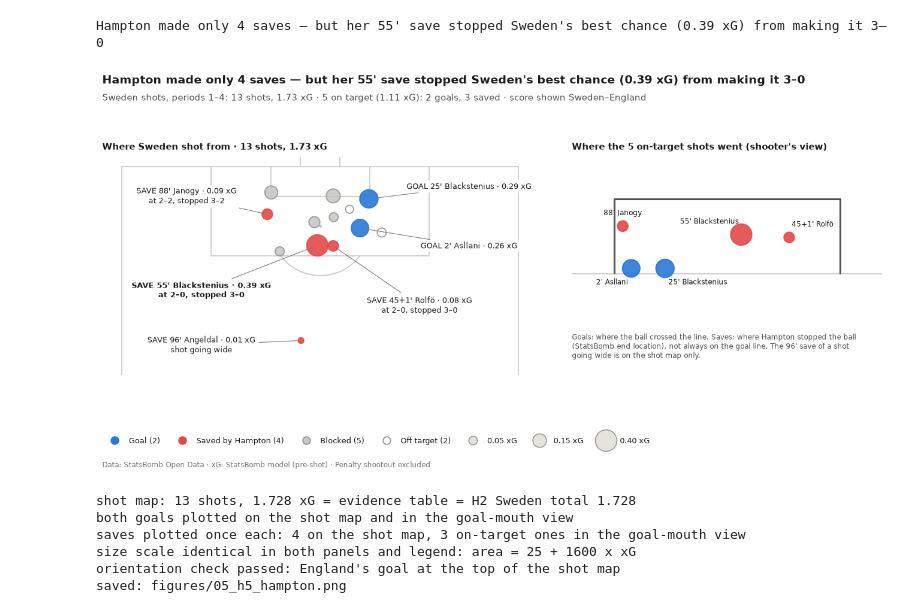
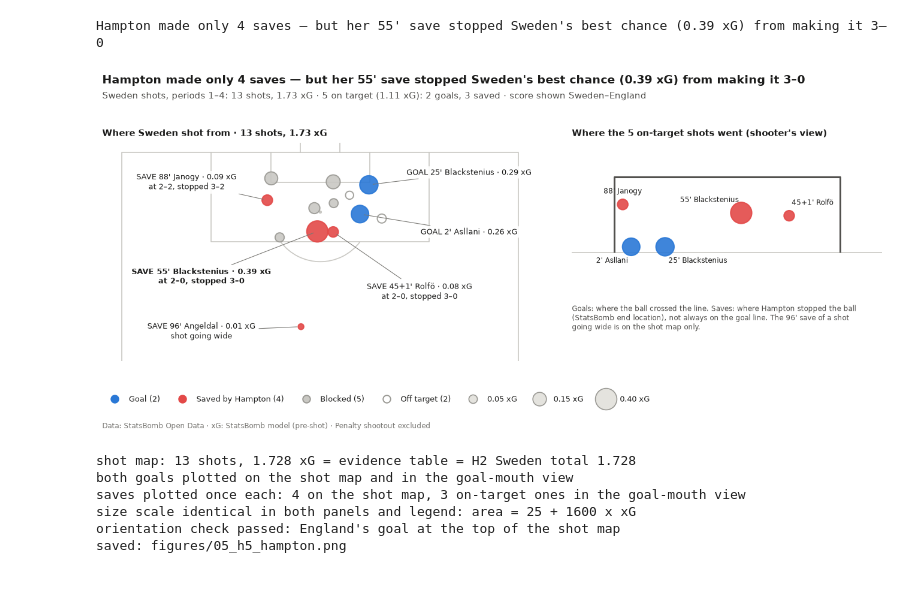
Before and after one commit to belorussky-football/womens-euro-2025-sweden-england-comeback, a Jupyter notebook: notebooks/03_figures.ipynb, the cells around one changed output. Cells and saved outputs as stored; diff of their text form; code cells hidden in the pictures; blank space fills up the shorter version.

Commit message:
H5 chart: tighten the gaps below the subtitle and above the legend to match H4 and H6
Co-Authored-By: Claude Opus 5.5 <noreply@anthropic.com>

```diff
--- a/notebooks/03_figures.ipynb
+++ b/notebooks/03_figures.ipynb
@@ -1371,10 +1371,17 @@ def xg_size(xg):
     return XG_SIZE_BASE + XG_SIZE_PER_XG * np.asarray(xg, dtype=float)
 
 
-fig = plt.figure(figsize=(14, 7))
+# Layout in inches (like H4/H6): ~0.6 in from the subtitle to the panel titles, ~0.5 in from the pitch to the legend.
+H5_FIG_W, H5_FIG_H = 14, 6.3
+H5_PITCH_W_IN = 0.52 * H5_FIG_W
+H5_PITCH_TOP_IN = 1.35                       # inches from the top of the canvas
+fig = plt.figure(figsize=(H5_FIG_W, H5_FIG_H))
+from_top = lambda inches: 1 - inches / H5_FIG_H
 H5_CROP_X = 78
 assert h5_shots.shot_x.min() > H5_CROP_X + 2
-pitch, ax_map = P.add_pitch(fig, (0.04, 0.20, 0.52, 0.62), vertical=True, half=True, pad_top=2,
+H5_PITCH_H_IN = H5_PITCH_W_IN * (122 - H5_CROP_X) / 88  # cropped half-pitch: 88 yd wide, (122 - crop) yd tall
+pitch, ax_map = P.add_pitch(fig, (0.04, from_top(H5_PITCH_TOP_IN + H5_PITCH_H_IN), 0.52, H5_PITCH_H_IN / H5_FIG_H),
+                            vertical=True, half=True, pad_top=2,
                             pad_bottom=60 - H5_CROP_X)
 # Sweden's own frame (attacking upwards to England's goal); a single team, so no conversion is needed.
 map_markers = {}
@@ -1409,7 +1416,8 @@ fig.text(bbox.x0, bbox.y1 + 0.012, f"Where Sweden shot from · {len(h5_shots)} s
          ha="left", va="bottom", fontsize=P.FONT_SIZES["subtitle"], fontweight="bold", color=C["text"])
 
 # Goal-mouth view of the on-target shots (shooter's view; posts at y = 36 and 44, crossbar at 2.67 yd).
-ax_goal = fig.add_axes((0.60, 0.42, 0.37, 0.32))
+GOAL_H_IN = 0.37 * H5_FIG_W * 4.47 / 11  # equal aspect: 11 yd wide, 4.47 yd tall (limits below)
+ax_goal = fig.add_axes((0.60, from_top(H5_PITCH_TOP_IN + 0.15 + GOAL_H_IN), 0.37, GOAL_H_IN / H5_FIG_H))
 GOAL_Y0, GOAL_Y1, BAR_Z = 36, 44, 2.67
 ax_goal.plot([GOAL_Y0, GOAL_Y0, GOAL_Y1, GOAL_Y1], [0, BAR_Z, BAR_Z, 0], color=C["text_secondary"], lw=2.2,
              solid_capstyle="butt", zorder=2)
@@ -1437,36 +1445,37 @@ for g in ["Goal", "Saved by Hampton"]:
         ax_goal.annotate(f"{match_minute(r.period, r.minute)} {name}", (r.end_y, r.end_z), xytext=off,
                          textcoords="offset points", ha=ha, va=va, fontsize=P.FONT_SIZES["label"] - 0.5,
                          color=C["text"], zorder=6, annotation_clip=False)
 ax_goal.set_xlim(GOAL_Y0 - 1.5, GOAL_Y1 + 1.5)
 ax_goal.set_ylim(-0.9, BAR_Z + 0.9)
 ax_goal.set_aspect("equal")
 ax_goal.set_axis_off()
 gb = ax_goal.get_position()
 fig.text(0.60, bbox.y1 + 0.012, f"Where the {len(on_target)} on-target shots went (shooter's view)",
          ha="left", va="bottom", fontsize=P.FONT_SIZES["subtitle"], fontweight="bold", color=C["text"])
-fig.text(0.60, 0.35,
+fig.text(0.60, ax_goal.get_position().y0 - 0.07,
          "Goals: where the ball crossed the line. Saves: where Hampton stopped the ball\n"
          "(StatsBomb end location), not always on the goal line. The 96' save of a shot\n"
          "going wide is on the shot map only.",
          ha="left", va="top", fontsize=P.FONT_SIZES["label"] - 0.5, color=C["text_secondary"])
 
 # Legend: outcome (colour + fill) and xG (size, same scale as the markers).
 handles = [Line2D([], [], ls="none", marker="o", markersize=9, markerfacecolor=st["face"],
                   markeredgecolor=st["edge"], markeredgewidth=1.4,
                   label=f"{g} ({int((h5_shots.group == g).sum())})") for g, st in OUTCOME_GROUPS.items()]
 handles += [Line2D([], [], ls="none", marker="o", markersize=np.sqrt(xg_size(v)), markerfacecolor="#e4e3de",
                    markeredgecolor=C["neutral"], markeredgewidth=1.2, label=f"{v:.2f} xG") for v in (0.05, 0.15, 0.40)]
-fig.legend(handles=handles, loc="lower left", bbox_to_anchor=(0.035, 0.065), ncol=7, frameon=False,
+fig.legend(handles=handles, loc="upper left", bbox_to_anchor=(0.035, ax_map.get_position().y0 - 0.45 / H5_FIG_H),
+           ncol=7, frameon=False,
            fontsize=P.FONT_SIZES["legend"], columnspacing=1.6, handletextpad=0.6, handlelength=2.4)
 
 P.add_title(
     fig, H5_TITLE,
     f"Sweden shots, periods 1–4: {len(h5_shots)} shots, {h5_shots.xg.sum():.2f} xG · {len(on_target)} on target "
     f"({on_target.xg.sum():.2f} xG): {n_goals} goals, {int((~saves.going_wide).sum())} saved · score shown Sweden–England",
 )
 P.add_footer(fig, "Data: StatsBomb Open Data · xG: StatsBomb model (pre-shot) · Penalty shootout excluded")
 # %% [output]
-[figure, old version]
+[figure, new version]
 # %%
 # Built-in checks (h5_summary stores xG rounded to 3 decimals, hence atol=5e-4 above).
 # 1) Shot count and xG totals: chart = evidence table = H2 Sweden total for periods 1-4.
```
Also changed, not shown: 1 other file.
